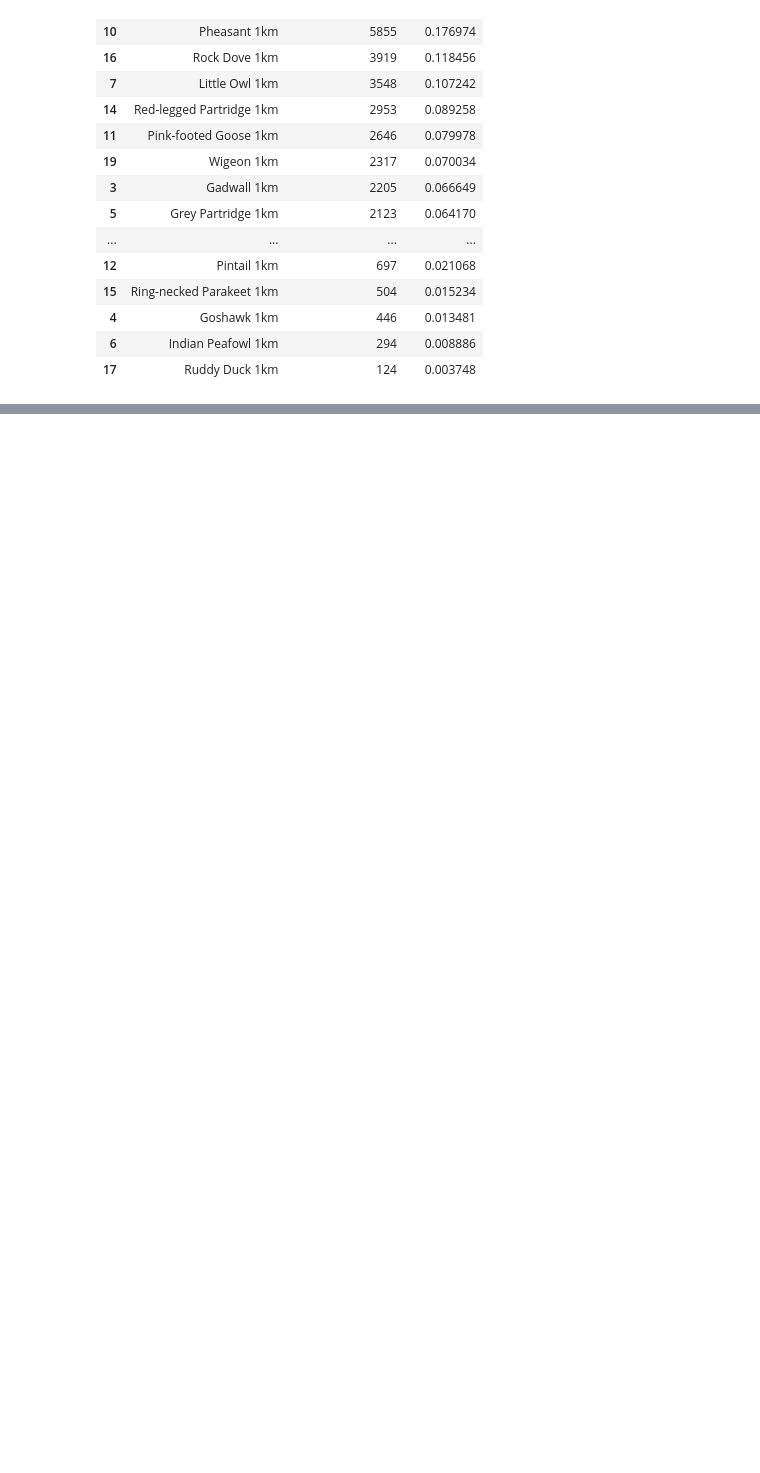
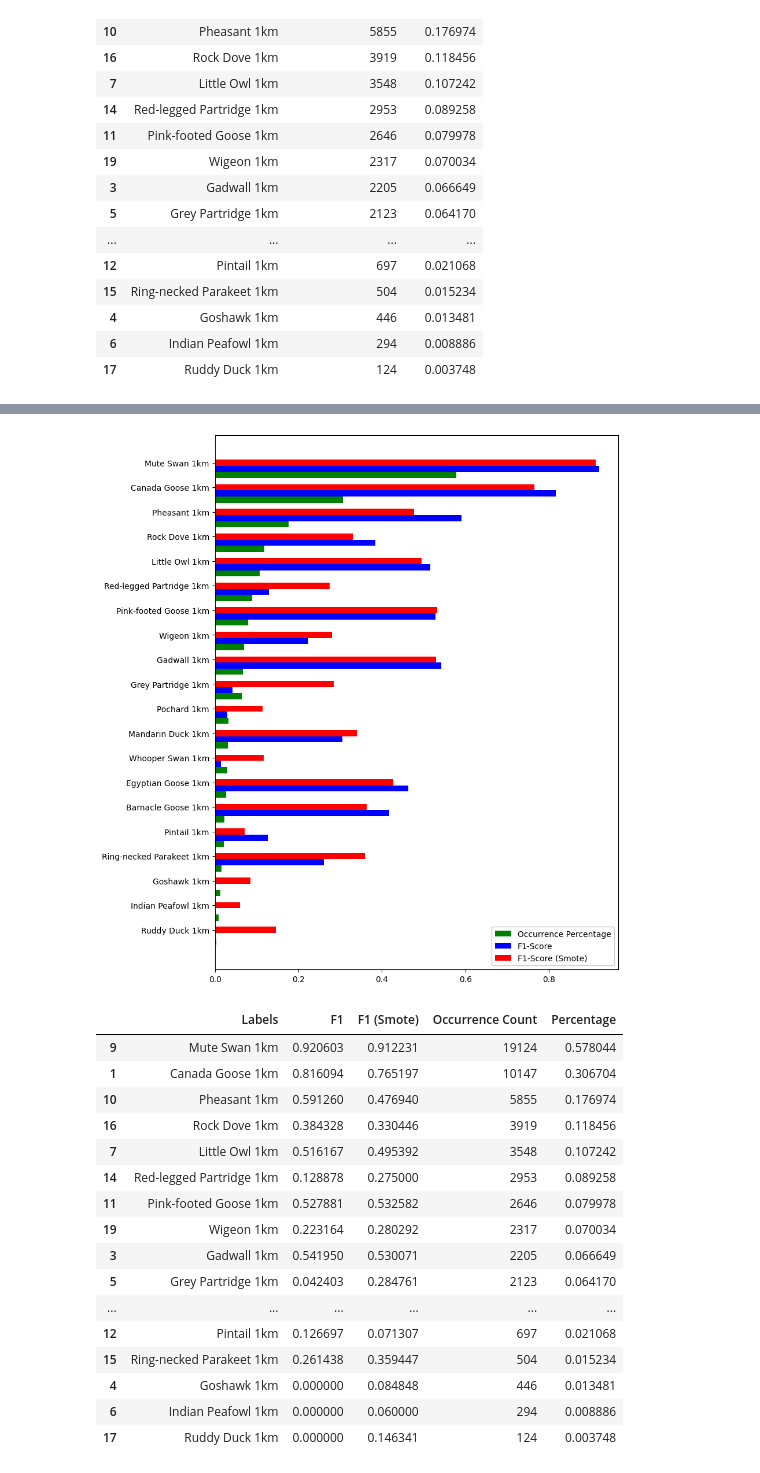
Before and after one commit to TimmoTismo/Invasive-Species-Distribution-Modelling, a Jupyter notebook: 1km_individual_species_model.ipynb, the cells around one changed output, grey strips where cells are left out. Cells and saved outputs as stored; diff of their text form; code cells hidden in the pictures; blank space fills up the shorter version.

Commit message:
Plots, Predictions to CSV, Duplicated to 5km & 10km

```diff
--- a/1km_individual_species_model.ipynb
+++ b/1km_individual_species_model.ipynb
@@ -510,0 +514,54 @@ Wigeon 1km
+# %%
+# Create graphs to show off data
+import matplotlib.pyplot as plt
+%matplotlib inline
+plt.rcParams['figure.figsize'] = [9, 12]
+
+occurrence_count, occurrence_percentage = All_bird_occurrences['Occurrence Count'], All_bird_occurrences['Percentage']
+f1 = []
+f1_smote = []
+labels = []
+for dict in df_dicts:
+    f1.append(dict['report']['1']['f1-score'])
+    f1_smote.append(dict['report_smote']['1']['f1-score'])
+    labels.append(dict['name'])
+
+
+
+scores = pd.DataFrame({'Labels' : labels, 'F1': f1, 'F1 (Smote)': f1_smote,'Occurrence Count' : occurrence_count, 'Percentage' : occurrence_percentage} )
+scores.sort_values('Occurrence Count', inplace=True)
+
+n=20
+r = np.arange(n)
+height = 0.25
+
+plt.barh(r, 'Percentage', data=scores, label='Occurrence Percentage', height = height, color='g')
+plt.barh(r+height, 'F1', data=scores, label='F1-Score',  height= height, color='b')
+plt.barh(r+height*2, 'F1 (Smote)', data=scores, label='F1-Score (Smote)',  height = height, color='r')
+plt.legend(framealpha=1, frameon=True)
+plt.yticks(r+height*2, scores['Labels'])
+
+
+plt.show()
+
+
+scores.sort_values('Occurrence Count', ascending=False)
+# %% [output]
+[figure, added]
+|  | Labels | F1 | F1 (Smote) | Occurrence Count | Percentage |
+| 9 | Mute Swan 1km | 0.920603 | 0.912231 | 19124 | 0.578044 |
+| 1 | Canada Goose 1km | 0.816094 | 0.765197 | 10147 | 0.306704 |
+| 10 | Pheasant 1km | 0.591260 | 0.476940 | 5855 | 0.176974 |
+| 16 | Rock Dove 1km | 0.384328 | 0.330446 | 3919 | 0.118456 |
+| 7 | Little Owl 1km | 0.516167 | 0.495392 | 3548 | 0.107242 |
+| 14 | Red-legged Partridge 1km | 0.128878 | 0.275000 | 2953 | 0.089258 |
+| 11 | Pink-footed Goose 1km | 0.527881 | 0.532582 | 2646 | 0.079978 |
+| 19 | Wigeon 1km | 0.223164 | 0.280292 | 2317 | 0.070034 |
+| 3 | Gadwall 1km | 0.541950 | 0.530071 | 2205 | 0.066649 |
+| 5 | Grey Partridge 1km | 0.042403 | 0.284761 | 2123 | 0.064170 |
+| ... | ... | ... | ... | ... | ... |
+| 12 | Pintail 1km | 0.126697 | 0.071307 | 697 | 0.021068 |
+| 15 | Ring-necked Parakeet 1km | 0.261438 | 0.359447 | 504 | 0.015234 |
+| 4 | Goshawk 1km | 0.000000 | 0.084848 | 446 | 0.013481 |
+| 6 | Indian Peafowl 1km | 0.000000 | 0.060000 | 294 | 0.008886 |
+| 17 | Ruddy Duck 1km | 0.000000 | 0.146341 | 124 | 0.003748 |
```
Also changed, not shown: parts of 8 cells of this notebook, 2 other files.
